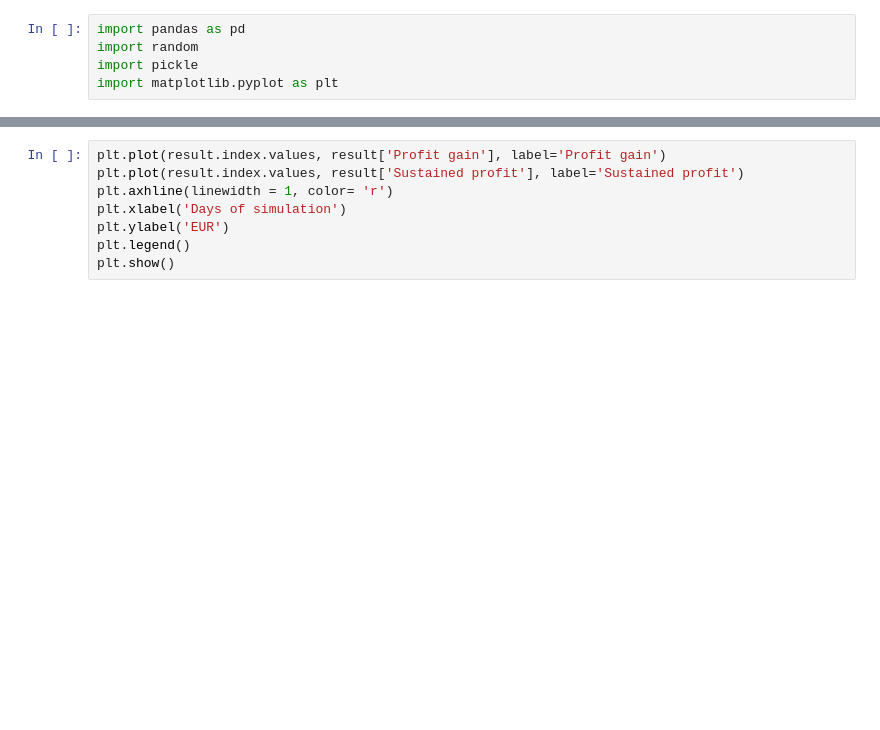
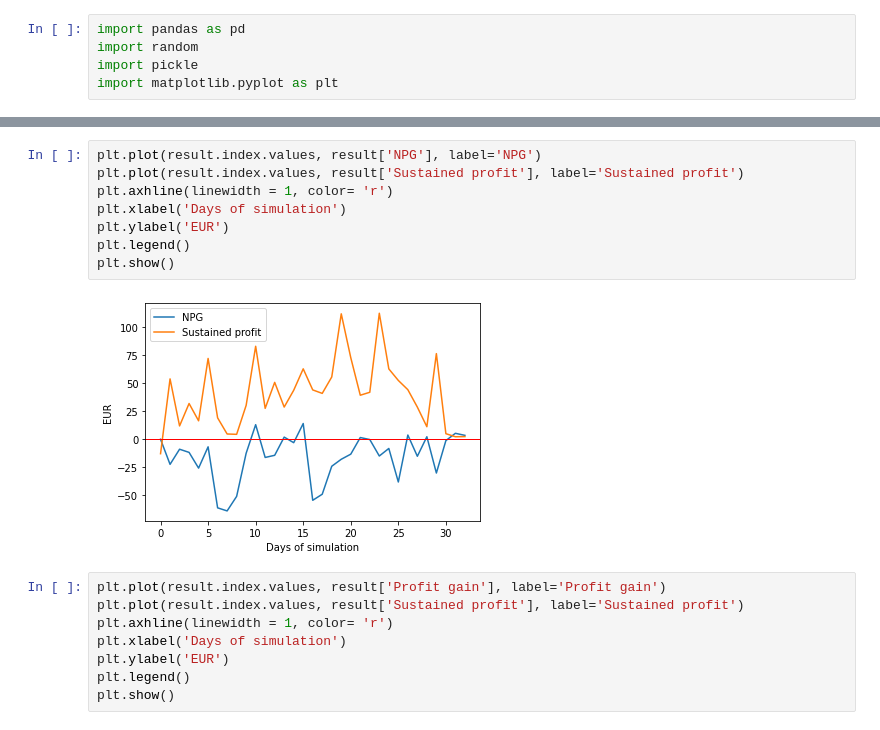
Before and after one commit to wkulczi/SR, a Jupyter notebook: graph_plotter.ipynb, the cells around one changed output, grey strips where cells are left out. Drawn from its saved outputs; the diff is of its cells as text; blank space fills up the shorter version.

```diff
--- a/Untitled1.ipynb
+++ b/graph_plotter.ipynb
@@ -85,3 +32,13 @@ result
+# %%
+plt.plot(result.index.values, result['NPG'], label='NPG')
+plt.plot(result.index.values, result['Sustained profit'], label='Sustained profit')
+plt.axhline(linewidth = 1, color= 'r')
+plt.xlabel('Days of simulation')
+plt.ylabel('EUR')
+plt.legend()
+plt.show()
+# %% [output]
+[figure, added]
 # %%
 plt.plot(result.index.values, result['Profit gain'], label='Profit gain')
 plt.plot(result.index.values, result['Sustained profit'], label='Sustained profit')
```
Also changed, not shown: parts of 17 cells of this notebook, 26 other files.
